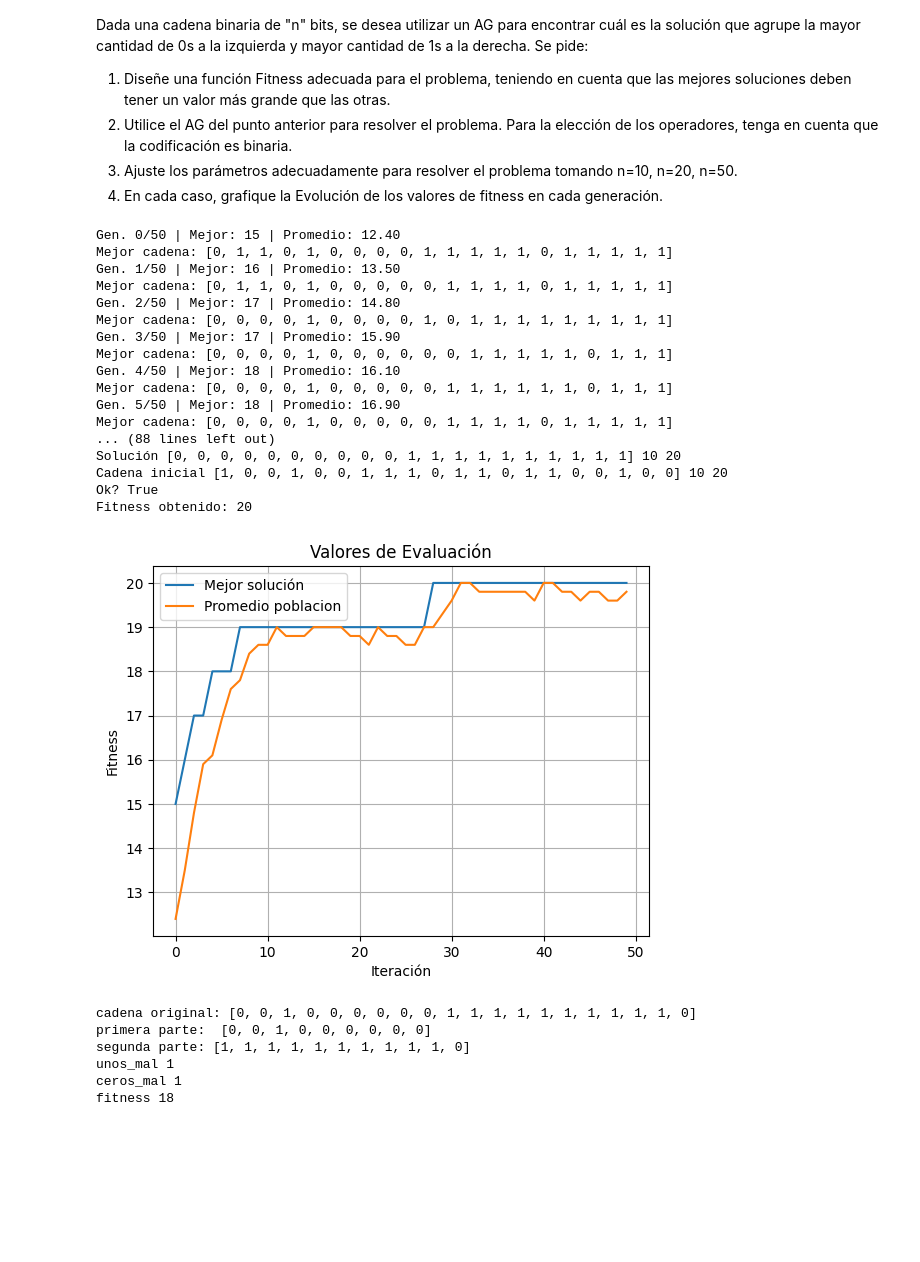
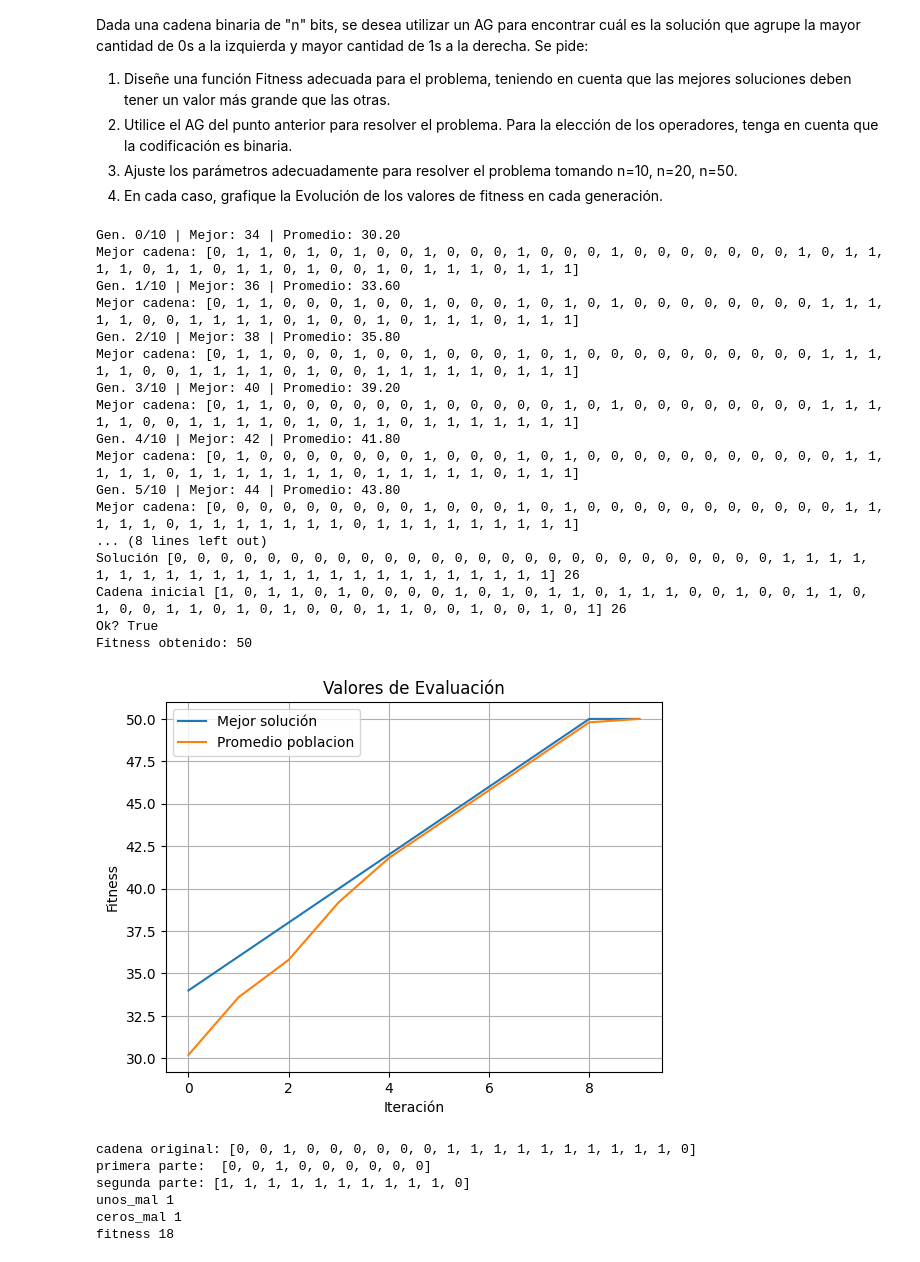
Before and after one commit to FranprzDev/HeuristcsAndML, a Jupyter notebook: TP4-Algoritmo-Genetico-Simple/TP4_Algoritmo_Genetico_Simple_Breslauer_Perez.ipynb, the cells around one changed output. Saved outputs shown, nothing was run; the diff lists cells and outputs as text; code cells hidden in the pictures; blank space fills up the shorter version.

```diff
--- a/TP4-Algoritmo-Genetico-Simple/TP4_Algoritmo_Genetico_Simple_Breslauer_Perez.ipynb
+++ b/TP4-Algoritmo-Genetico-Simple/TP4_Algoritmo_Genetico_Simple_Breslauer_Perez.ipynb
@@ -1070,65 +1095,66 @@ def fitness_binario(X):
 
 # Parámetros
 cant_individuos = 10
-n = 20
+n = 50
 cant_elite = 1
 
 f = fitness_binario
-cant_generac = 50
+cant_generac = 10
 
 sel = sel_torneo_con_rep
 param_sel = 2
 
-xover = xov_uniform
+xover = xov_uniform_con_conteo
 cant_cruzados = round(0.80 * cant_individuos)
 
-mut = mut_swap
-cant_mutados = round(0.20 * cant_individuos)
+mut = mut_swap_dirigido
+cant_mutados = cant_individuos
 
 callback = callback_print
 
 # Población inicial
 Pop = init_pop_binaria(cant_individuos, cadena_inicial)
 
 # Ejecución
 sol, solF, Pop, Fit, traceBest, traceAvg, bestSols = geneticoSimpleBinario(
     Pop=Pop,
     cant_generac=cant_generac,
     sel=sel,
     xover=xover,
     mut=mut,
     cant_cruzados=cant_cruzados,
     cant_mutados=cant_mutados,
     cant_elite=cant_elite,
     param_sel=param_sel,
     f=f,
     callback=callback
 )
 
-# Resultados
-print("Solución", sol, sol.count(0), len(sol))
-print("Cadena inicial", cadena_inicial, cadena_inicial.count(0), len(cadena_inicial))
-print("Ok?", sol.count(0) == cadena_inicial.count(0))
+# ResultadosS
+print("Solución", sol, sol.count(0))
+print("Cadena inicial", cadena_inicial, cadena_inicial.count(0))
+print("Ok?", sum(sol[:cant_ceros_objetivo]) == 0)
+
 print("Fitness obtenido:", solF)
 
 graficarEvolucionFitness(traceBest, traceAvg)
 # %% [output]
-Gen. 0/50 | Mejor: 15 | Promedio: 12.40
-Mejor cadena: [0, 1, 1, 0, 1, 0, 0, 0, 0, 1, 1, 1, 1, 1, 0, 1, 1, 1, 1, 1]
-Gen. 1/50 | Mejor: 16 | Promedio: 13.50
-Mejor cadena: [0, 1, 1, 0, 1, 0, 0, 0, 0, 0, 1, 1, 1, 1, 0, 1, 1, 1, 1, 1]
-Gen. 2/50 | Mejor: 17 | Promedio: 14.80
-Mejor cadena: [0, 0, 0, 0, 1, 0, 0, 0, 0, 1, 0, 1, 1, 1, 1, 1, 1, 1, 1, 1]
-Gen. 3/50 | Mejor: 17 | Promedio: 15.90
-Mejor cadena: [0, 0, 0, 0, 1, 0, 0, 0, 0, 0, 0, 1, 1, 1, 1, 1, 0, 1, 1, 1]
-Gen. 4/50 | Mejor: 18 | Promedio: 16.10
-Mejor cadena: [0, 0, 0, 0, 1, 0, 0, 0, 0, 0, 1, 1, 1, 1, 1, 1, 0, 1, 1, 1]
-Gen. 5/50 | Mejor: 18 | Promedio: 16.90
-Mejor cadena: [0, 0, 0, 0, 1, 0, 0, 0, 0, 0, 1, 1, 1, 1, 0, 1, 1, 1, 1, 1]
-... (88 lines left out)
-Solución [0, 0, 0, 0, 0, 0, 0, 0, 0, 0, 1, 1, 1, 1, 1, 1, 1, 1, 1, 1] 10 20
-Cadena inicial [1, 0, 0, 1, 0, 0, 1, 1, 1, 0, 1, 1, 0, 1, 1, 0, 0, 1, 0, 0] 10 20
+Gen. 0/10 | Mejor: 34 | Promedio: 30.20
+Mejor cadena: [0, 1, 1, 0, 1, 0, 1, 0, 0, 1, 0, 0, 0, 1, 0, 0, 0, 1, 0, 0, 0, 0, 0, 0, 0, 1, 0, 1, 1, 1, 1, 0, 1, 1, 0, 1, 1, 0, 1, 0, 0, 1, 0, 1, 1, 1, 0, 1, 1, 1]
+Gen. 1/10 | Mejor: 36 | Promedio: 33.60
+Mejor cadena: [0, 1, 1, 0, 0, 0, 1, 0, 0, 1, 0, 0, 0, 1, 0, 1, 0, 1, 0, 0, 0, 0, 0, 0, 0, 0, 1, 1, 1, 1, 1, 0, 0, 1, 1, 1, 1, 0, 1, 0, 0, 1, 0, 1, 1, 1, 0, 1, 1, 1]
+Gen. 2/10 | Mejor: 38 | Promedio: 35.80
+Mejor cadena: [0, 1, 1, 0, 0, 0, 1, 0, 0, 1, 0, 0, 0, 1, 0, 1, 0, 0, 0, 0, 0, 0, 0, 0, 0, 0, 1, 1, 1, 1, 1, 0, 0, 1, 1, 1, 1, 0, 1, 0, 0, 1, 1, 1, 1, 1, 0, 1, 1, 1]
+Gen. 3/10 | Mejor: 40 | Promedio: 39.20
+Mejor cadena: [0, 1, 1, 0, 0, 0, 0, 0, 0, 1, 0, 0, 0, 0, 0, 1, 0, 1, 0, 0, 0, 0, 0, 0, 0, 0, 1, 1, 1, 1, 1, 0, 0, 1, 1, 1, 1, 0, 1, 0, 1, 1, 0, 1, 1, 1, 1, 1, 1, 1]
+Gen. 4/10 | Mejor: 42 | Promedio: 41.80
+Mejor cadena: [0, 1, 0, 0, 0, 0, 0, 0, 0, 1, 0, 0, 0, 1, 0, 1, 0, 0, 0, 0, 0, 0, 0, 0, 0, 0, 0, 1, 1, 1, 1, 1, 0, 1, 1, 1, 1, 1, 1, 1, 0, 1, 1, 1, 1, 1, 0, 1, 1, 1]
+Gen. 5/10 | Mejor: 44 | Promedio: 43.80
+Mejor cadena: [0, 0, 0, 0, 0, 0, 0, 0, 0, 1, 0, 0, 0, 1, 0, 1, 0, 0, 0, 0, 0, 0, 0, 0, 0, 0, 0, 1, 1, 1, 1, 1, 0, 1, 1, 1, 1, 1, 1, 1, 0, 1, 1, 1, 1, 1, 1, 1, 1, 1]
+... (8 lines left out)
+Solución [0, 0, 0, 0, 0, 0, 0, 0, 0, 0, 0, 0, 0, 0, 0, 0, 0, 0, 0, 0, 0, 0, 0, 0, 0, 0, 1, 1, 1, 1, 1, 1, 1, 1, 1, 1, 1, 1, 1, 1, 1, 1, 1, 1, 1, 1, 1, 1, 1, 1] 26
+Cadena inicial [1, 0, 1, 1, 0, 1, 0, 0, 0, 0, 1, 0, 1, 0, 1, 1, 0, 1, 1, 1, 0, 0, 1, 0, 0, 1, 1, 0, 1, 0, 0, 1, 1, 0, 1, 0, 1, 0, 0, 0, 1, 1, 0, 0, 1, 0, 0, 1, 0, 1] 26
 Ok? True
-Fitness obtenido: 20
+Fitness obtenido: 50
-[figure, old version]
+[figure, new version]
 # %%
```
Also changed, not shown: parts of 2 cells of this notebook.
